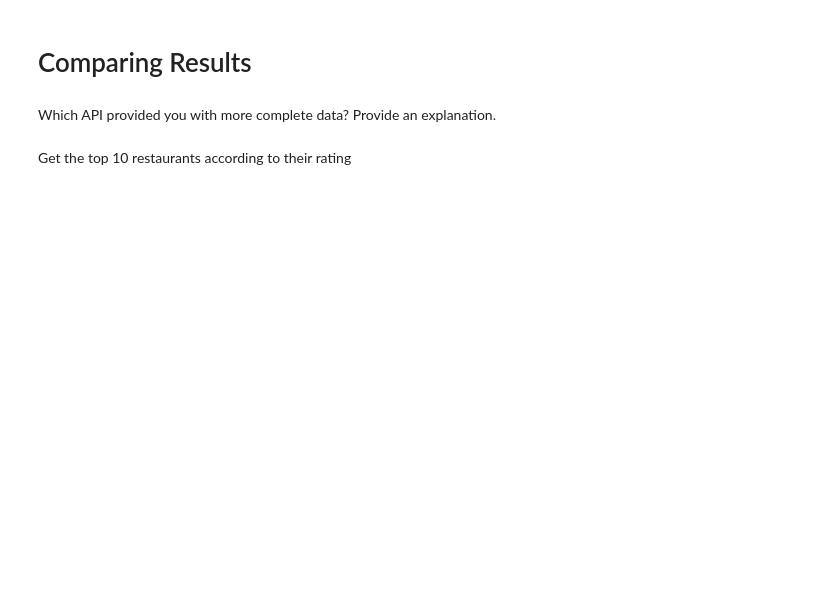
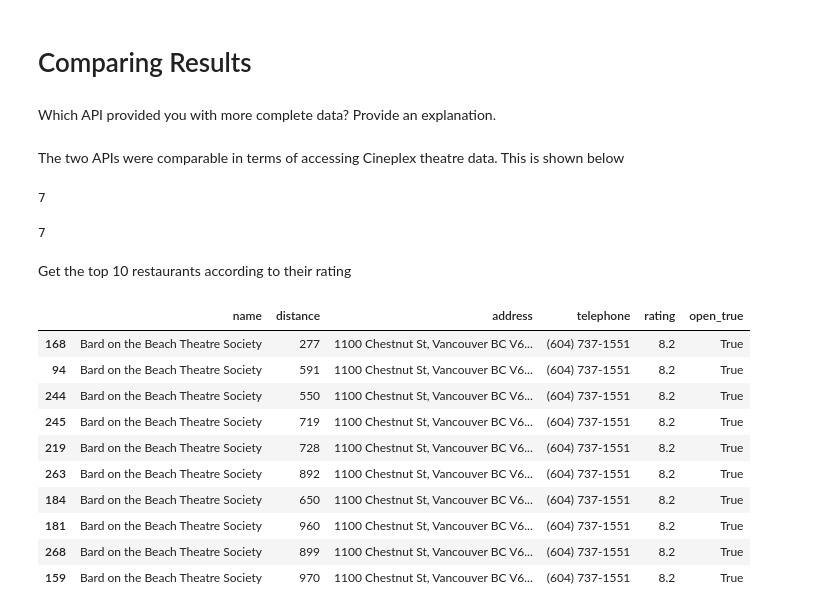
Before and after one commit to Fadzai-Roselyn/Statistical-Modelling-Project, a Jupyter notebook: notebooks/yelp_foursquare_EDA.ipynb, the cells around one changed output. Drawn from its saved outputs; the diff is of its cells as text; code cells hidden in the pictures; blank space fills up the shorter version.

```diff
--- a/notebooks/yelp_foursquare_EDA.ipynb
+++ b/notebooks/yelp_foursquare_EDA.ipynb
@@ -227,3 +258,15 @@ Put your parsed results into a DataFrame
 # Comparing Results
 # %% [markdown]
 Which API provided you with more complete data? Provide an explanation.
+# %% [markdown]
+The two APIs were comparable in terms of accessing Cineplex theatre data. This is shown below
+# %%
+# Check for duplicating values to compare with Yelp as they both have 333 rows * 8 cols
+Cineplex_Theatres.duplicated().sum()
+# %% [output]
+7
+# %%
+# Same check on Yelp as with Foursquare above
+Yelp_Cineplex_Theatres.duplicated().sum()
+# %% [output]
+7
@@ -230,2 +275,19 @@ Which API provided you with more complete data? Provide an explanation.
 # %% [markdown]
 Get the top 10 restaurants according to their rating
+# %%
+
+#I had initially queried for entertainment in the form of cinema; the top 10 cinemas from Foursquare API are as follows;
+top10cinema = Cineplex_Theatres.sort_values(by='rating', ascending=False).head(10)[['name', 'distance', 'address', 'telephone', 'rating', 'open_true']]
+top10cinema
+# %% [output]
+|  | name | distance | address | telephone | rating | open_true |
+| 168 | Bard on the Beach Theatre Society | 277 | 1100 Chestnut St, Vancouver BC V6... | (604) 737-1551 | 8.2 | True |
+| 94 | Bard on the Beach Theatre Society | 591 | 1100 Chestnut St, Vancouver BC V6... | (604) 737-1551 | 8.2 | True |
+| 244 | Bard on the Beach Theatre Society | 550 | 1100 Chestnut St, Vancouver BC V6... | (604) 737-1551 | 8.2 | True |
+| 245 | Bard on the Beach Theatre Society | 719 | 1100 Chestnut St, Vancouver BC V6... | (604) 737-1551 | 8.2 | True |
+| 219 | Bard on the Beach Theatre Society | 728 | 1100 Chestnut St, Vancouver BC V6... | (604) 737-1551 | 8.2 | True |
+| 263 | Bard on the Beach Theatre Society | 892 | 1100 Chestnut St, Vancouver BC V6... | (604) 737-1551 | 8.2 | True |
+| 184 | Bard on the Beach Theatre Society | 650 | 1100 Chestnut St, Vancouver BC V6... | (604) 737-1551 | 8.2 | True |
+| 181 | Bard on the Beach Theatre Society | 960 | 1100 Chestnut St, Vancouver BC V6... | (604) 737-1551 | 8.2 | True |
+| 268 | Bard on the Beach Theatre Society | 899 | 1100 Chestnut St, Vancouver BC V6... | (604) 737-1551 | 8.2 | True |
+| 159 | Bard on the Beach Theatre Society | 970 | 1100 Chestnut St, Vancouver BC V6... | (604) 737-1551 | 8.2 | True |
```
Also changed, not shown: parts of 7 cells of this notebook, 5 other files.
